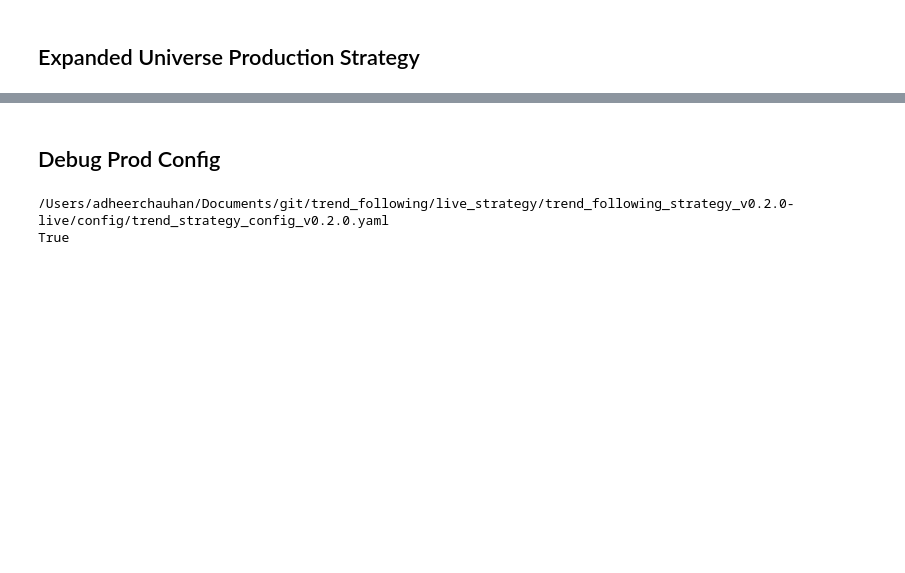
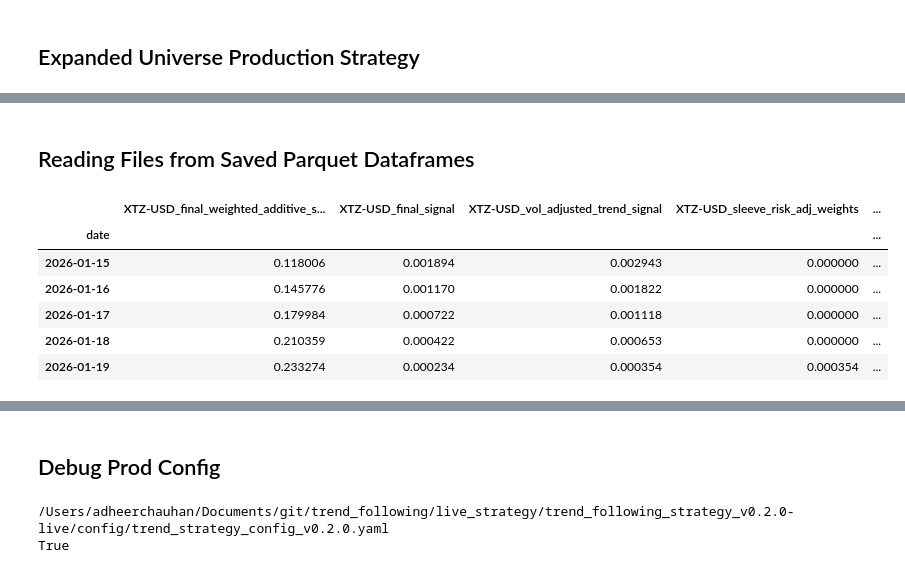
Before and after one commit to adheerchauhan/trend_following, a Jupyter notebook: research/notebooks/Trend_Following_Expanded_Universe_Live_Performance.ipynb, the cells around one changed output, grey strips where cells are left out. Cells and saved outputs as stored; diff of their text form; code cells hidden in the pictures; blank space fills up the shorter version.

```diff
--- a/research/notebooks/Trend_Following_Expanded_Universe_Live_Performance.ipynb
+++ b/research/notebooks/Trend_Following_Expanded_Universe_Live_Performance.ipynb
@@ -1162,0 +1766,2 @@ df_expanded_universe[xtz_cols].tail()
+# %% [markdown]
+## Reading Files from Saved Parquet Dataframes
@@ -1162,0 +1775,13 @@ df_expanded_universe[xtz_cols].tail()
+# %%
+cols = ['XTZ-USD_final_weighted_additive_signal','XTZ-USD_final_signal','XTZ-USD_vol_adjusted_trend_signal','XTZ-USD_sleeve_risk_adj_weights',
+        'XTZ-USD_target_vol_normalized_weight','daily_portfolio_volatility','target_vol_scaling_factor','cash_scaling_factor','final_scaling_factor',
+        'total_portfolio_value_upper_limit','XTZ-USD_target_notional']
+df_signal_prior_day_20160119[cols].tail()
+# %% [output]
+|  | XTZ-USD_final_weighted_additive_s... | XTZ-USD_final_signal | XTZ-USD_vol_adjusted_trend_signal | XTZ-USD_sleeve_risk_adj_weights | ... |
+| date |  |  |  |  | ... |
+| 2026-01-15 | 0.118006 | 0.001894 | 0.002943 | 0.000000 | ... |
+| 2026-01-16 | 0.145776 | 0.001170 | 0.001822 | 0.000000 | ... |
+| 2026-01-17 | 0.179984 | 0.000722 | 0.001118 | 0.000000 | ... |
+| 2026-01-18 | 0.210359 | 0.000422 | 0.000653 | 0.000000 | ... |
+| 2026-01-19 | 0.233274 | 0.000234 | 0.000354 | 0.000354 | ... |
```
Also changed, not shown: parts of 109 cells of this notebook, 2 other files.
